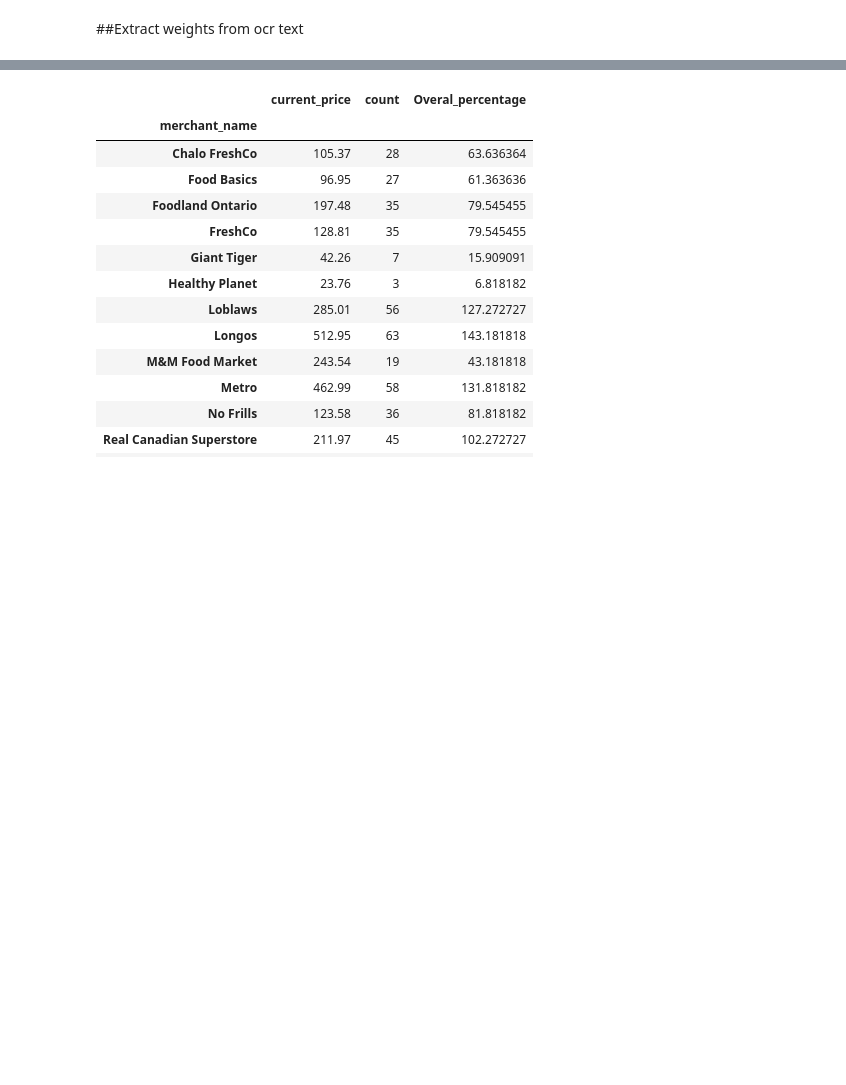
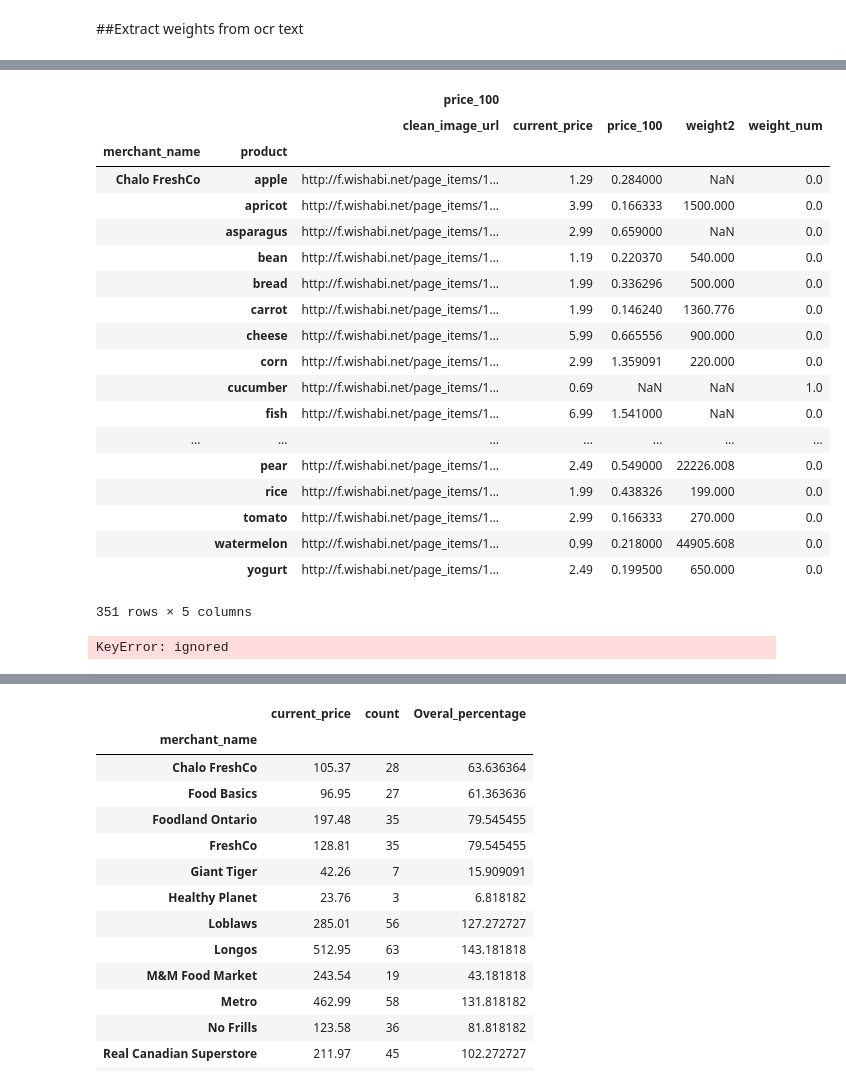
Before and after one commit to Bahramif/Deep-Trading, a Jupyter notebook: FLIPP_final.ipynb, the cells around one changed output, grey strips where cells are left out. Drawn from its saved outputs; the diff is of its cells as text; code cells hidden in the pictures; blank space fills up the shorter version.

```diff
--- a/FLIPP_final.ipynb
+++ b/FLIPP_final.ipynb
@@ -340,4 +495,4 @@ df_sort_food2['price_100'].isna().values.sum()
 # %%
 df_sort_food3=df_sort_food2[df_sort_food2.Relevant==True]
 # %%
-df_agg = df_sort_food3.groupby(['merchant_name','product','current_price','price_100','clean_image_url']).agg({'price_100':min})
+df_agg = df_sort_food2.groupby(['merchant_name','product'],observed=True)['merchant_name','product','current_price','weight2','weight_num','price_100','clean_image_url'].agg({'price_100':min})
@@ -344,2 +522,30 @@ df_agg = df_sort_food3.groupby(['merchant_name','product','current_price','price
+# %%
+df_agg
+# %% [output]
+|  |  | price_100 |  |  |  |  |
+|  |  | clean_image_url | current_price | price_100 | weight2 | weight_num |
+| merchant_name | product |  |  |  |  |  |
+| Chalo FreshCo | apple | http://f.wishabi.net/page_items/1... | 1.29 | 0.284000 | NaN | 0.0 |
+|  | apricot | http://f.wishabi.net/page_items/1... | 3.99 | 0.166333 | 1500.000 | 0.0 |
+|  | asparagus | http://f.wishabi.net/page_items/1... | 2.99 | 0.659000 | NaN | 0.0 |
+|  | bean | http://f.wishabi.net/page_items/1... | 1.19 | 0.220370 | 540.000 | 0.0 |
+|  | bread | http://f.wishabi.net/page_items/1... | 1.99 | 0.336296 | 500.000 | 0.0 |
+|  | carrot | http://f.wishabi.net/page_items/1... | 1.99 | 0.146240 | 1360.776 | 0.0 |
+|  | cheese | http://f.wishabi.net/page_items/1... | 5.99 | 0.665556 | 900.000 | 0.0 |
+|  | corn | http://f.wishabi.net/page_items/1... | 2.99 | 1.359091 | 220.000 | 0.0 |
+|  | cucumber | http://f.wishabi.net/page_items/1... | 0.69 | NaN | NaN | 1.0 |
+|  | fish | http://f.wishabi.net/page_items/1... | 6.99 | 1.541000 | NaN | 0.0 |
+| ... | ... | ... | ... | ... | ... | ... |
+|  | pear | http://f.wishabi.net/page_items/1... | 2.49 | 0.549000 | 22226.008 | 0.0 |
+|  | rice | http://f.wishabi.net/page_items/1... | 1.99 | 0.438326 | 199.000 | 0.0 |
+|  | tomato | http://f.wishabi.net/page_items/1... | 2.99 | 0.166333 | 270.000 | 0.0 |
+|  | watermelon | http://f.wishabi.net/page_items/1... | 0.99 | 0.218000 | 44905.608 | 0.0 |
+|  | yogurt | http://f.wishabi.net/page_items/1... | 2.49 | 0.199500 | 650.000 | 0.0 |
+351 rows × 5 columns
+# %%
+# df_sort_food2.loc[(df_sort_food2.clean_image_url=='http://f.wishabi.net/page_items/163299379/1564749337/extra_large.jpg')]
+df_agg2=df_agg.groupby(['merchant_name']).agg({'current_price':sum})
+# %% [output]
+KeyError: ignored
 # %%
 df_agg2['count']=df_agg.groupby(['merchant_name']).count()
```
Also changed, not shown: parts of 27 cells of this notebook.
